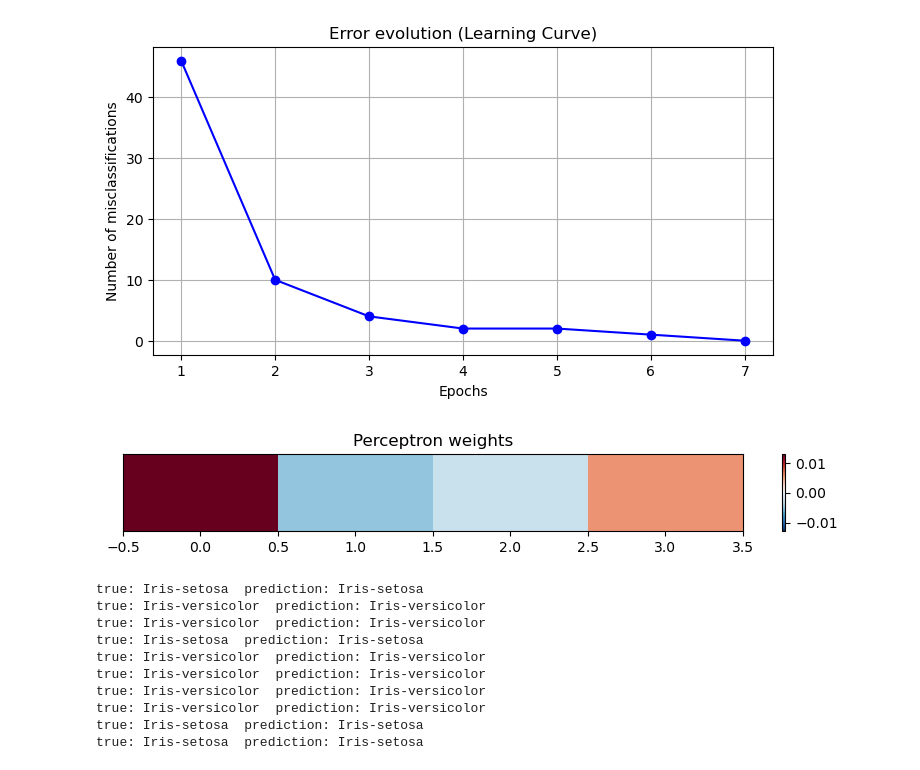
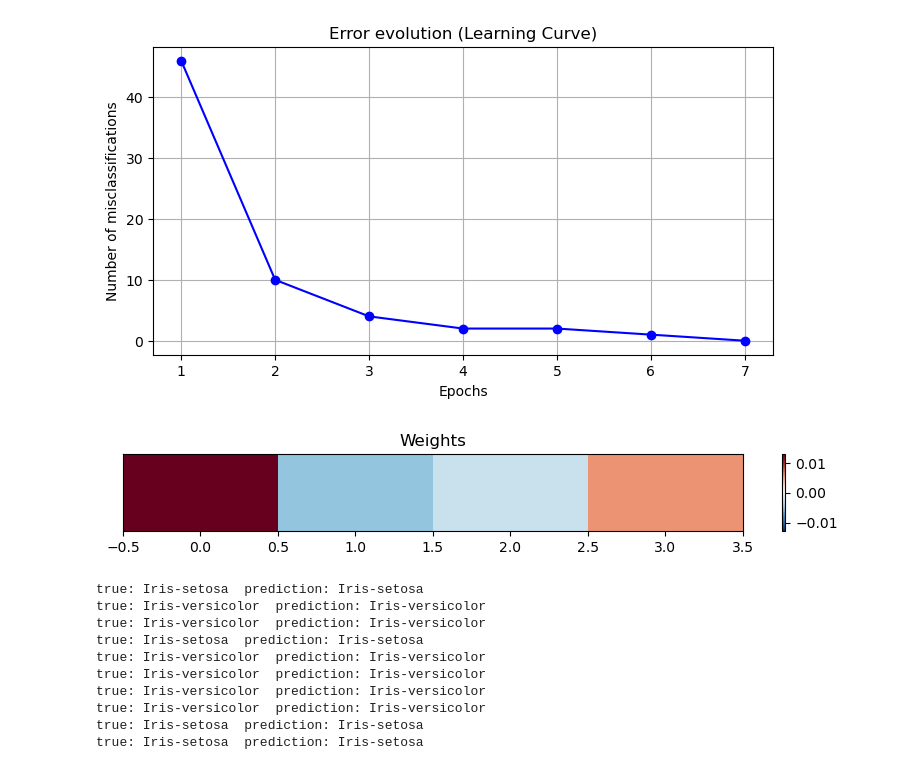
Before and after one commit to diegobellante/deep-learning-from-scratch, a Jupyter notebook: notebooks/01_b_perceptron-Iris Species.ipynb, the cells around one changed output. Cells and saved outputs as stored; diff of their text form; code cells hidden in the pictures.

```diff
--- a/notebooks/01_b_perceptron-Iris Species.ipynb
+++ b/notebooks/01_b_perceptron-Iris Species.ipynb
@@ -81,9 +50,9 @@ plot_learning_curve(errors)
 # %% [output]
 [figure]
 # %%
-plot_heatmap(model)
+plot_neuron_heatmap(model)
 # %% [output]
-[figure, old version]
+[figure, new version]
 # %%
 for xi, yi in zip(X_test, y_test):
     pred = model.predict(xi)
```
Also changed, not shown: parts of 4 cells of this notebook, 4 other files.
